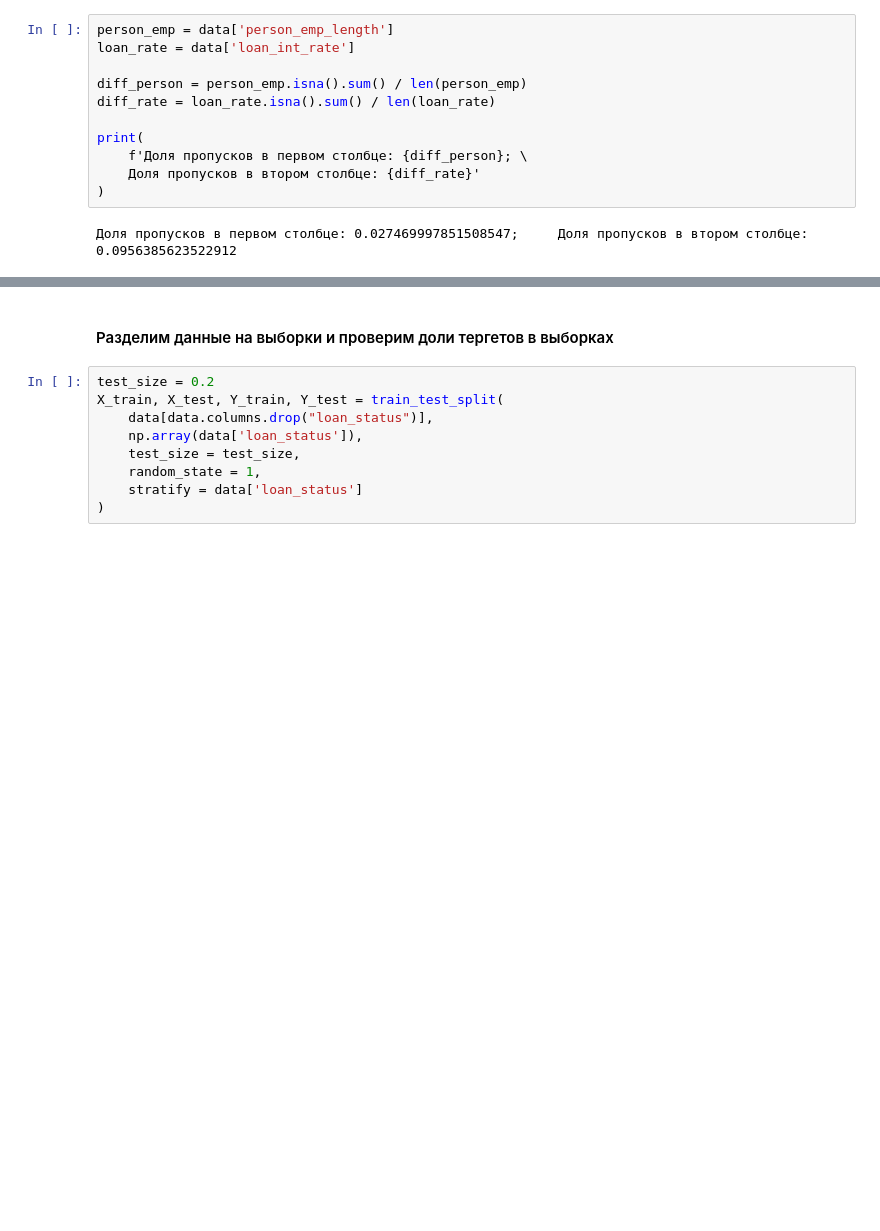
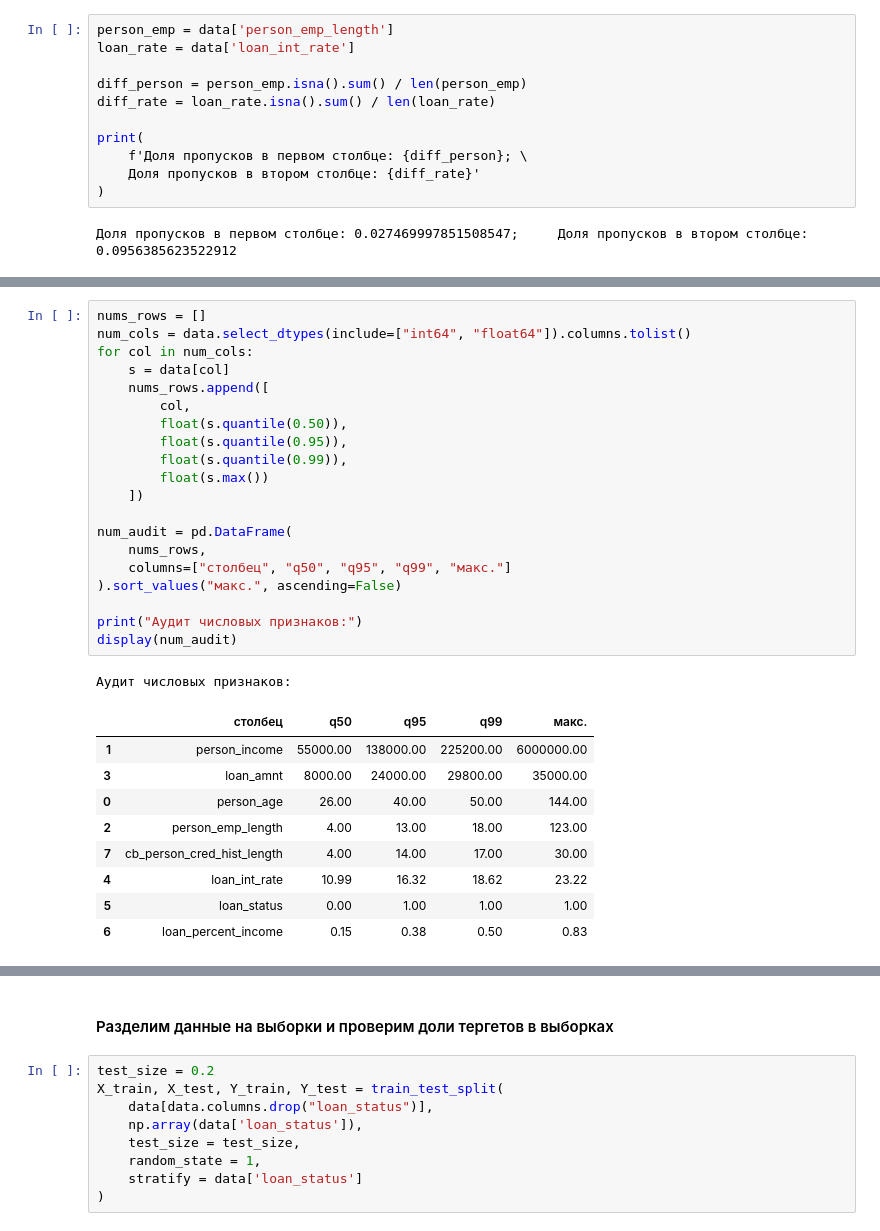
Before and after one commit to rodionpotapov/trening, a Jupyter notebook: prod/pet_project/notebook.ipynb, the cells around one changed output, grey strips where cells are left out. Cells and saved outputs as stored; diff of their text form; blank space fills up the shorter version.

```diff
--- a/prod/pet_project/notebook.ipynb
+++ b/prod/pet_project/notebook.ipynb
@@ -132,0 +167,31 @@ print(
+# %%
+nums_rows = []
+num_cols = data.select_dtypes(include=["int64", "float64"]).columns.tolist()
+for col in num_cols:
+    s = data[col]
+    nums_rows.append([
+        col,
+        float(s.quantile(0.50)),
+        float(s.quantile(0.95)),
+        float(s.quantile(0.99)),
+        float(s.max())
+    ])
+
+num_audit = pd.DataFrame(
+    nums_rows,
+    columns=["столбец", "q50", "q95", "q99", "макс."]
+).sort_values("макс.", ascending=False)
+
+print("Аудит числовых признаков:")
+display(num_audit)
+# %% [output]
+Аудит числовых признаков:
+|  | столбец | q50 | q95 | q99 | макс. |
+| 1 | person_income | 55000.00 | 138000.00 | 225200.00 | 6000000.00 |
+| 3 | loan_amnt | 8000.00 | 24000.00 | 29800.00 | 35000.00 |
+| 0 | person_age | 26.00 | 40.00 | 50.00 | 144.00 |
+| 2 | person_emp_length | 4.00 | 13.00 | 18.00 | 123.00 |
+| 7 | cb_person_cred_hist_length | 4.00 | 14.00 | 17.00 | 30.00 |
+| 4 | loan_int_rate | 10.99 | 16.32 | 18.62 | 23.22 |
+| 5 | loan_status | 0.00 | 1.00 | 1.00 | 1.00 |
+| 6 | loan_percent_income | 0.15 | 0.38 | 0.50 | 0.83 |
```
Also changed, not shown: parts of 20 cells of this notebook.
